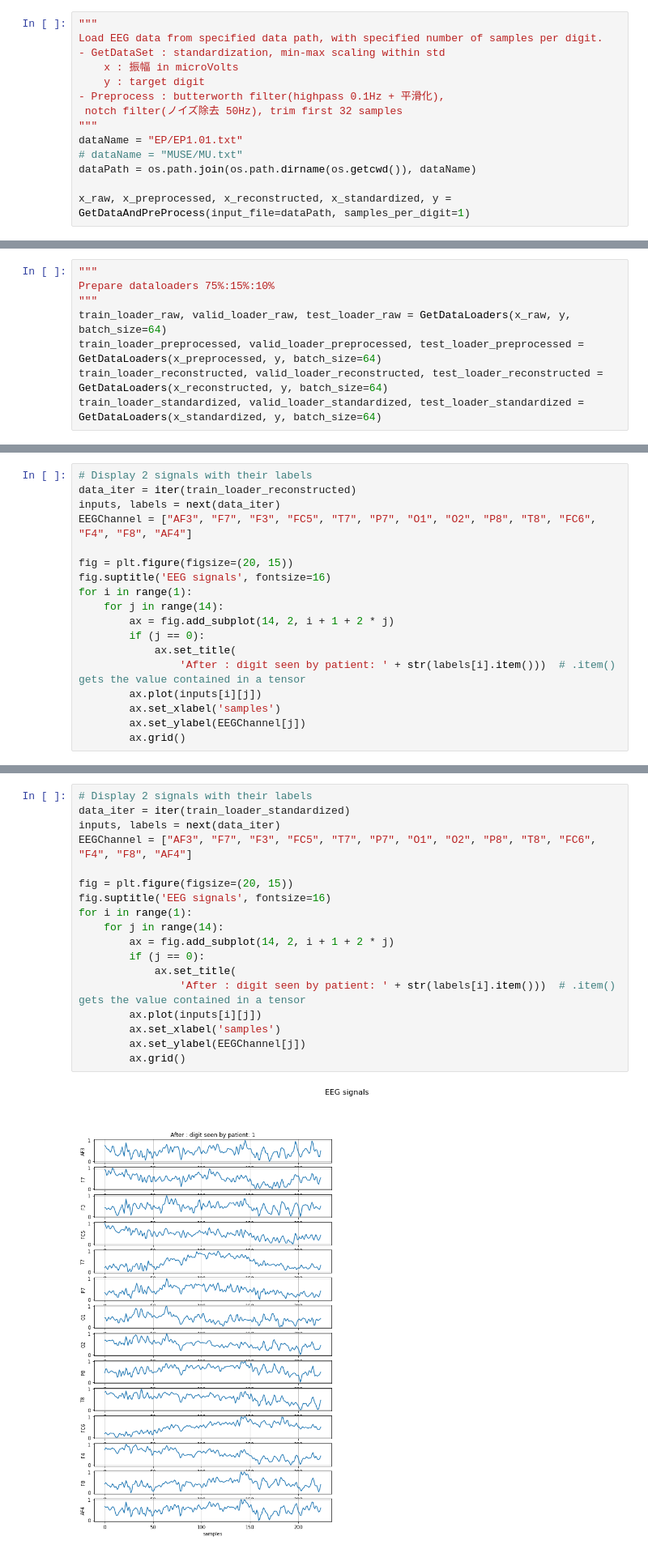
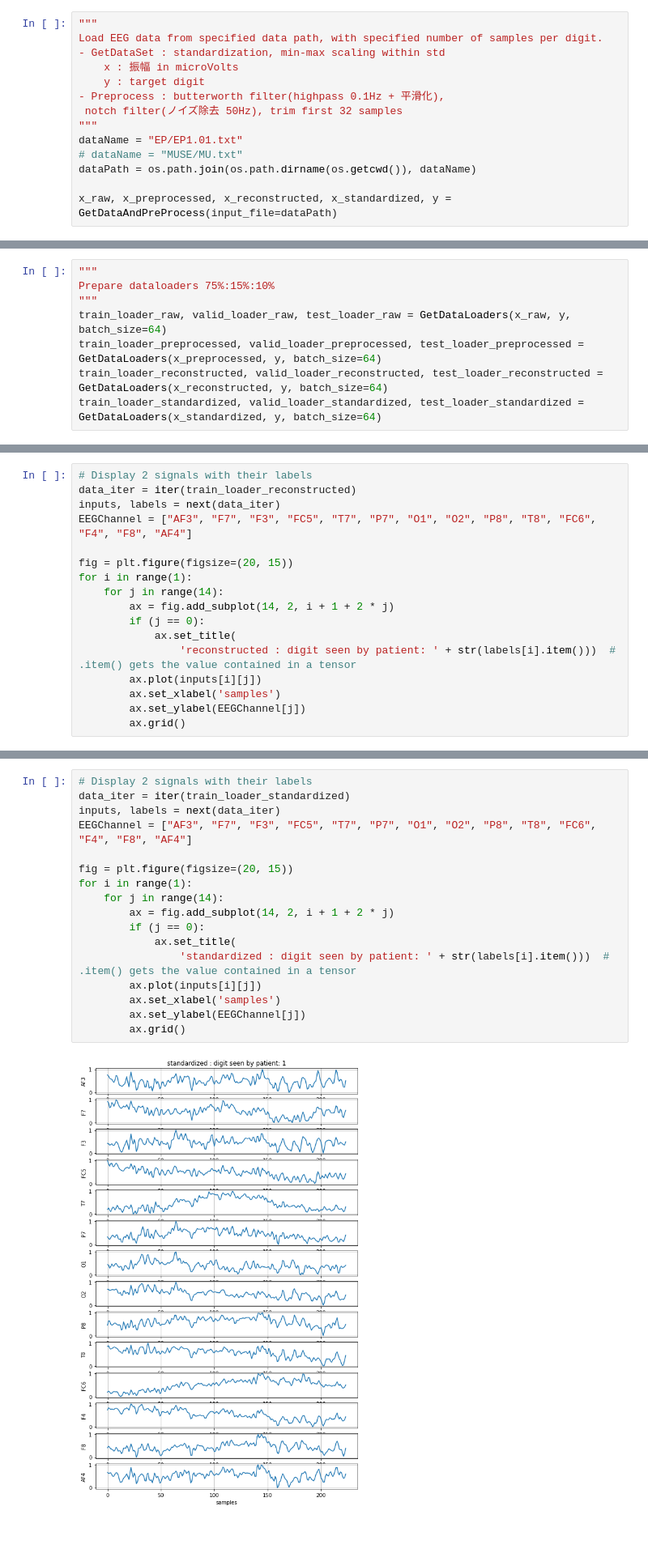
Before and after one commit to basic0908/digit_classification_Vie, a Jupyter notebook: eeg_classification.ipynb, the cells around one changed output, grey strips where cells are left out. Shown at 81% size. Cells and saved outputs as stored; diff of their text form; blank space fills up the shorter version.

```diff
--- a/eeg_classification.ipynb
+++ b/eeg_classification.ipynb
@@ -42,6 +42,6 @@ dataName = "EP/EP1.01.txt"
 # dataName = "MUSE/MU.txt"
 dataPath = os.path.join(os.path.dirname(os.getcwd()), dataName)
 
-x_raw, x_preprocessed, x_reconstructed, x_standardized, y = GetDataAndPreProcess(input_file=dataPath, samples_per_digit=1)
+x_raw, x_preprocessed, x_reconstructed, x_standardized, y = GetDataAndPreProcess(input_file=dataPath)
 # %% [output]
 [1, 1, 1, 1, 1, 1, 1, 1, 1, 1]
@@ -127,13 +109,12 @@ inputs, labels = next(data_iter)
 EEGChannel = ["AF3", "F7", "F3", "FC5", "T7", "P7", "O1", "O2", "P8", "T8", "FC6", "F4", "F8", "AF4"]
 
 fig = plt.figure(figsize=(20, 15))
-fig.suptitle('EEG signals', fontsize=16)
 for i in range(1):
     for j in range(14):
         ax = fig.add_subplot(14, 2, i + 1 + 2 * j)
         if (j == 0):
             ax.set_title(
-                'After : digit seen by patient: ' + str(labels[i].item()))  # .item() gets the value contained in a tensor
+                'reconstructed : digit seen by patient: ' + str(labels[i].item()))  # .item() gets the value contained in a tensor
         ax.plot(inputs[i][j])
         ax.set_xlabel('samples')
         ax.set_ylabel(EEGChannel[j])
@@ -143,20 +124,19 @@ for i in range(1):
 # %%
 # Display 2 signals with their labels
 data_iter = iter(train_loader_standardized)
 inputs, labels = next(data_iter)
 EEGChannel = ["AF3", "F7", "F3", "FC5", "T7", "P7", "O1", "O2", "P8", "T8", "FC6", "F4", "F8", "AF4"]
 
 fig = plt.figure(figsize=(20, 15))
-fig.suptitle('EEG signals', fontsize=16)
 for i in range(1):
     for j in range(14):
         ax = fig.add_subplot(14, 2, i + 1 + 2 * j)
         if (j == 0):
             ax.set_title(
-                'After : digit seen by patient: ' + str(labels[i].item()))  # .item() gets the value contained in a tensor
+                'standardized : digit seen by patient: ' + str(labels[i].item()))  # .item() gets the value contained in a tensor
         ax.plot(inputs[i][j])
         ax.set_xlabel('samples')
         ax.set_ylabel(EEGChannel[j])
         ax.grid()
 # %% [output]
-[figure, old version]
+[figure, new version]
```
Also changed, not shown: parts of 4 cells of this notebook, 2 other files.
